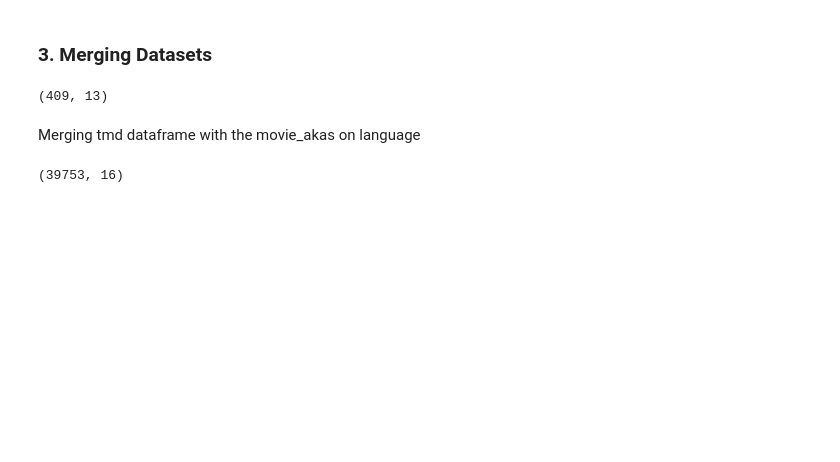
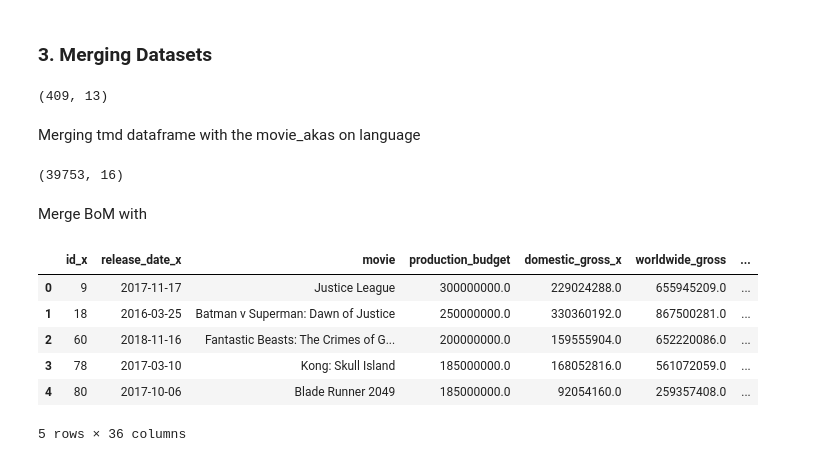
Before and after one commit to MendozaMellah/dsc-phase-1-project-v2-4, a Jupyter notebook: student.ipynb, the cells around one changed output. Saved outputs shown, nothing was run; the diff lists cells and outputs as text; code cells hidden in the pictures; blank space fills up the shorter version.

Commit message:
Finished merge

```diff
--- a/student.ipynb
+++ b/student.ipynb
@@ -659,6 +680,8 @@ movie_info.head(10)
 #renaming the column for merging
 
 movies_gross.rename(columns={'title':'movie'}, inplace=True)
+# %%
+tmd.rename(columns={'original_title':'movie'}, inplace=True)
 # %%
 #merging the movie_budget dataframe and movie_gross
 
@@ -675,3 +698,20 @@ language_ = tmd.merge(movie_akas, how = 'inner', on ='title')
 language_.shape
 # %% [output]
 (39753, 16)
+# %% [markdown]
+Merge BoM with
+# %%
+df_rating_genres = df_budget_and_gross.merge(tmd, how = 'inner', on = 'movie')
+# %%
+studio_info = movie_info.merge(movies_gross, how ='inner', on ='studio')
+# %%
+final_df = pd.merge(df_rating_genres,studio_info, how = 'inner', on ='movie')
+final_df.head(5)
+# %% [output]
+|  | id_x | release_date_x | movie | production_budget | domestic_gross_x | worldwide_gross | ... |
+| 0 | 9 | 2017-11-17 | Justice League | 300000000.0 | 229024288.0 | 655945209.0 | ... |
+| 1 | 18 | 2016-03-25 | Batman v Superman: Dawn of Justice | 250000000.0 | 330360192.0 | 867500281.0 | ... |
+| 2 | 60 | 2018-11-16 | Fantastic Beasts: The Crimes of G... | 200000000.0 | 159555904.0 | 652220086.0 | ... |
+| 3 | 78 | 2017-03-10 | Kong: Skull Island | 185000000.0 | 168052816.0 | 561072059.0 | ... |
+| 4 | 80 | 2017-10-06 | Blade Runner 2049 | 185000000.0 | 92054160.0 | 259357408.0 | ... |
+5 rows × 36 columns
```
Also changed, not shown: parts of 17 cells of this notebook.
